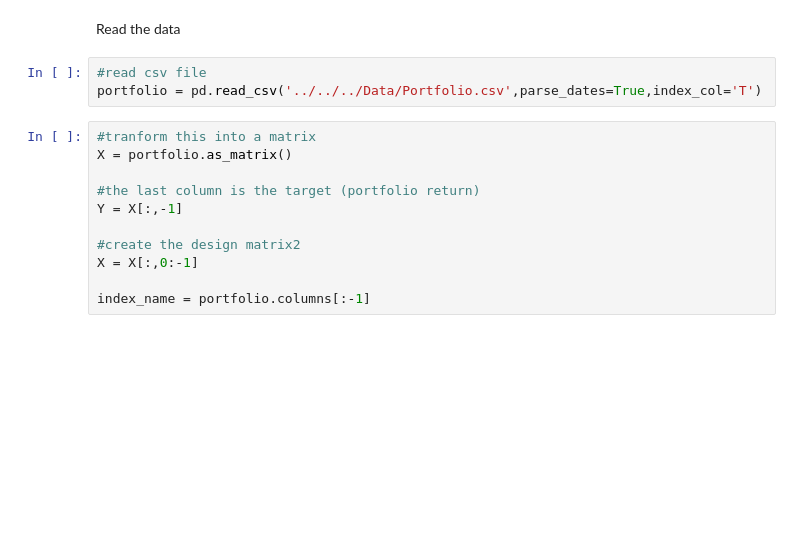
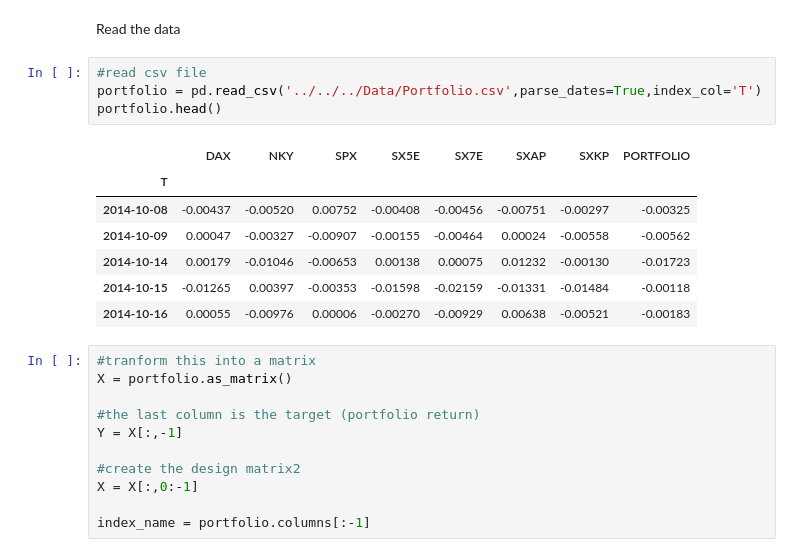
Before and after one commit to RiskConcile/workshop, a Jupyter notebook: Exercises/Code/Supervised Learning/DimensionReduction/LS_Example.ipynb, the cells around one changed output. Drawn from its saved outputs; the diff is of its cells as text; blank space fills up the shorter version.

```diff
--- a/Exercises/Code/Supervised Learning/DimensionReduction/LS_Example.ipynb
+++ b/Exercises/Code/Supervised Learning/DimensionReduction/LS_Example.ipynb
@@ -9,6 +9,15 @@ Read the data
 # %%
 #read csv file
 portfolio = pd.read_csv('../../../Data/Portfolio.csv',parse_dates=True,index_col='T')
+portfolio.head()
+# %% [output]
+|  | DAX | NKY | SPX | SX5E | SX7E | SXAP | SXKP | PORTFOLIO |
+| T |  |  |  |  |  |  |  |  |
+| 2014-10-08 | -0.00437 | -0.00520 | 0.00752 | -0.00408 | -0.00456 | -0.00751 | -0.00297 | -0.00325 |
+| 2014-10-09 | 0.00047 | -0.00327 | -0.00907 | -0.00155 | -0.00464 | 0.00024 | -0.00558 | -0.00562 |
+| 2014-10-14 | 0.00179 | -0.01046 | -0.00653 | 0.00138 | 0.00075 | 0.01232 | -0.00130 | -0.01723 |
+| 2014-10-15 | -0.01265 | 0.00397 | -0.00353 | -0.01598 | -0.02159 | -0.01331 | -0.01484 | -0.00118 |
+| 2014-10-16 | 0.00055 | -0.00976 | 0.00006 | -0.00270 | -0.00929 | 0.00638 | -0.00521 | -0.00183 |
 # %%
 #tranform this into a matrix
 X = portfolio.as_matrix()
```
Also changed, not shown: 4 other files.
